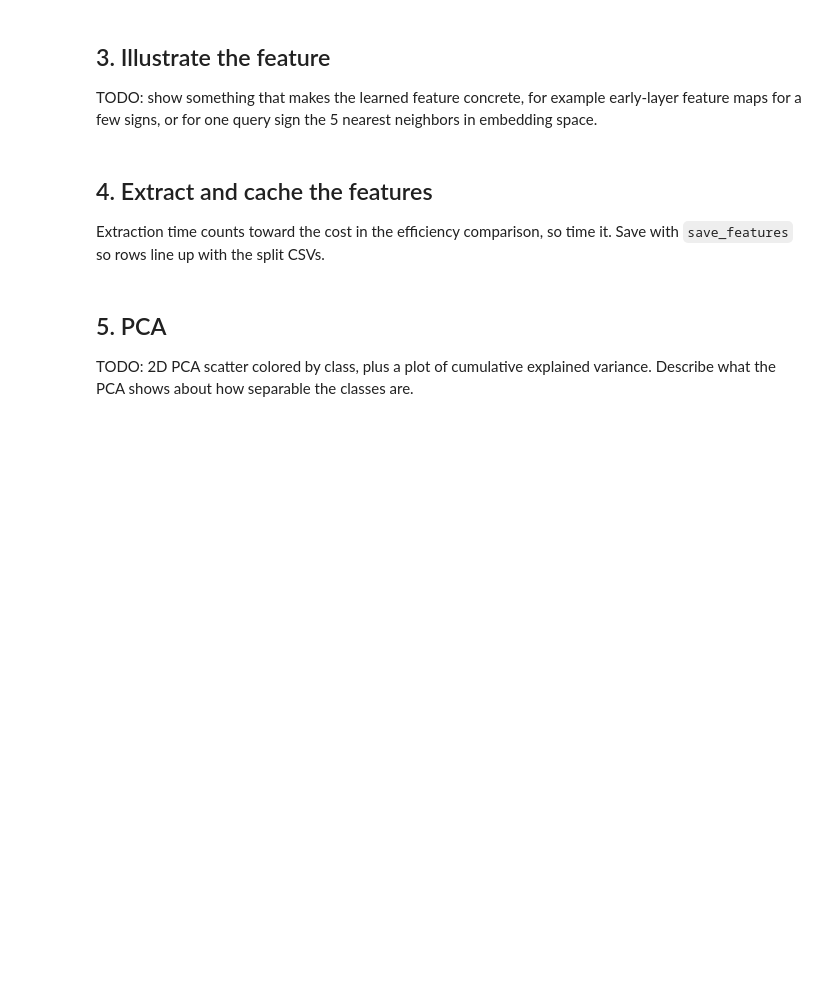
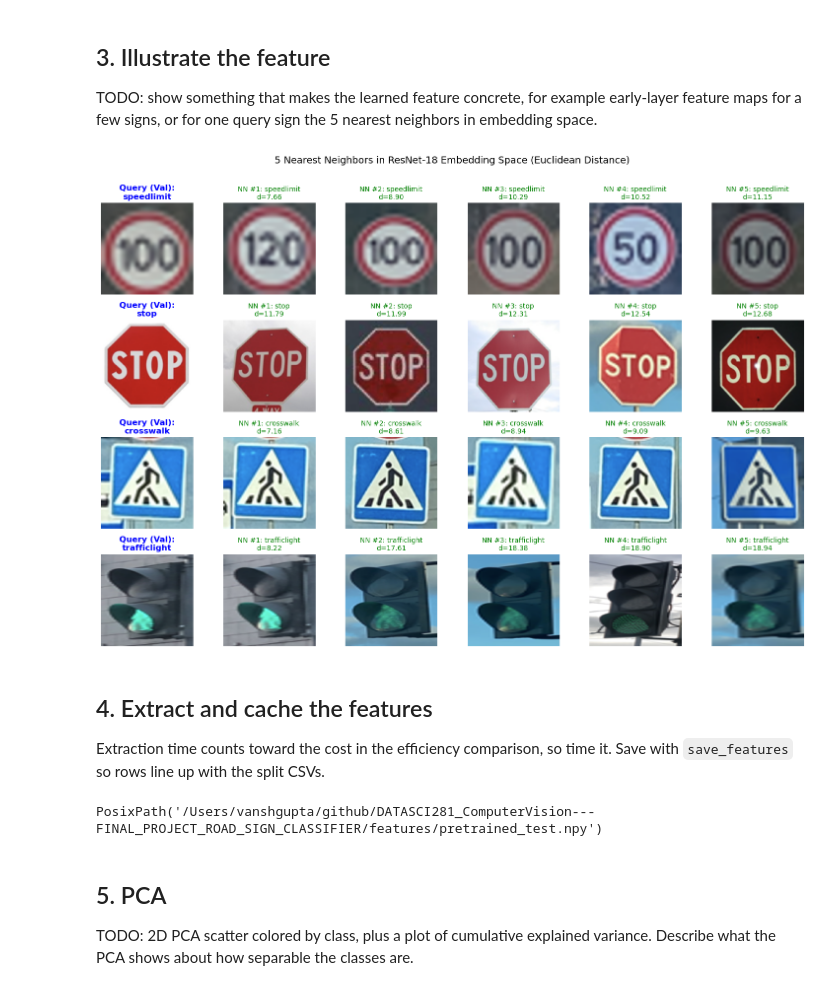
Before and after one commit to theyogurt/DATASCI281_ComputerVision---FINAL_PROJECT_ROAD_SIGN_CLASSIFIER, a Jupyter notebook: notebooks/04_pretrained_features_classifiers.ipynb, the cells around one changed output. Cells and saved outputs as stored; diff of their text form; code cells hidden in the pictures; blank space fills up the shorter version.

Commit message:
Add notebook 04 pretrained features and results

```diff
--- a/notebooks/04_pretrained_features_classifiers.ipynb
+++ b/notebooks/04_pretrained_features_classifiers.ipynb
@@ -71,6 +103,53 @@ def extract_pretrained(model, images, batch_size=32):
 TODO: show something that makes the learned feature concrete, for example early-layer feature maps for a few signs, or for one query sign the 5 nearest neighbors in embedding space.
 # %%
 # TODO: feature maps or nearest-neighbor illustration
+from sklearn.metrics.pairwise import euclidean_distances
+
+# 1. Extract embeddings for train and a small validation query set if not already done
+# If you haven't extracted full X_train yet, we extract embeddings for the train split:
+if 'X_train' not in globals():
+    X_train = extract_features(X_train_img)
+
+# 2. Pick one query sign per class from the validation set
+rng = np.random.default_rng(SEED)
+n_queries = len(CLASSES)
+fig, axes = plt.subplots(n_queries, 6, figsize=(15, 2.5 * n_queries))
+
+for row, label in enumerate(CLASSES):
+    # Select a random validation image of this class
+    val_indices = np.where(y_val == label)[0]
+    query_idx = rng.choice(val_indices)
+    query_img = X_val_img[query_idx]
+
+    # Compute query embedding and distances to all training embeddings
+    query_emb = extract_features(np.expand_dims(query_img, axis=0))
+    dists = euclidean_distances(query_emb, X_train)[0]
+
+    # Top 5 closest training neighbors
+    top5_idx = np.argsort(dists)[:5]
+
+    # Plot query image
+    axes[row, 0].imshow(query_img)
+    axes[row, 0].set_title(f"Query (Val):\n{label}", color="blue", fontweight="bold")
+    axes[row, 0].axis("off")
+
+    # Plot 5 nearest neighbors
+    for rank, neighbor_idx in enumerate(top5_idx):
+        neighbor_img = X_train_img[neighbor_idx]
+        neighbor_label = y_train[neighbor_idx]
+        dist = dists[neighbor_idx]
+
+        ax = axes[row, rank + 1]
+        ax.imshow(neighbor_img)
+        match_color = "green" if neighbor_label == label else "red"
+        ax.set_title(f"NN #{rank+1}: {neighbor_label}\nd={dist:.2f}", color=match_color, fontsize=10)
+        ax.axis("off")
+
+plt.suptitle("5 Nearest Neighbors in ResNet-18 Embedding Space (Euclidean Distance)", fontsize=14, y=1.01)
+plt.tight_layout()
+plt.show()
+# %% [output]
+[figure, added]
 # %% [markdown]
 ## 4. Extract and cache the features
 
@@ -78,9 +157,18 @@ Extraction time counts toward the cost in the efficiency comparison, so time it.
 # %%
 FEATURE_NAME = "pretrained"
 
-# TODO: extract features for each split, timing each call with timed(...),
-#       then save_features(X, FEATURE_NAME, split_name)
-feature_time_s = None  # total extraction seconds across train + val + test
+# Timed extraction as required by rubric
+(X_train, train_time) = timed(extract_features, X_train_img)
+(X_val, val_time) = timed(extract_features, X_val_img)
+(X_test, test_time) = timed(extract_features, X_test_img)
+
+feature_time_s = train_time + val_time + test_time
+
+save_features(X_train, FEATURE_NAME, "train")
+save_features(X_val, FEATURE_NAME, "val")
+save_features(X_test, FEATURE_NAME, "test")
+# %% [output]
+PosixPath('/Users/vanshgupta/github/DATASCI281_ComputerVision---FINAL_PROJECT_ROAD_SIGN_CLASSIFIER/features/pretrained_test.npy')
 # %% [markdown]
 ## 5. PCA
 
```
Also changed, not shown: parts of 8 cells of this notebook, 6 other files.
